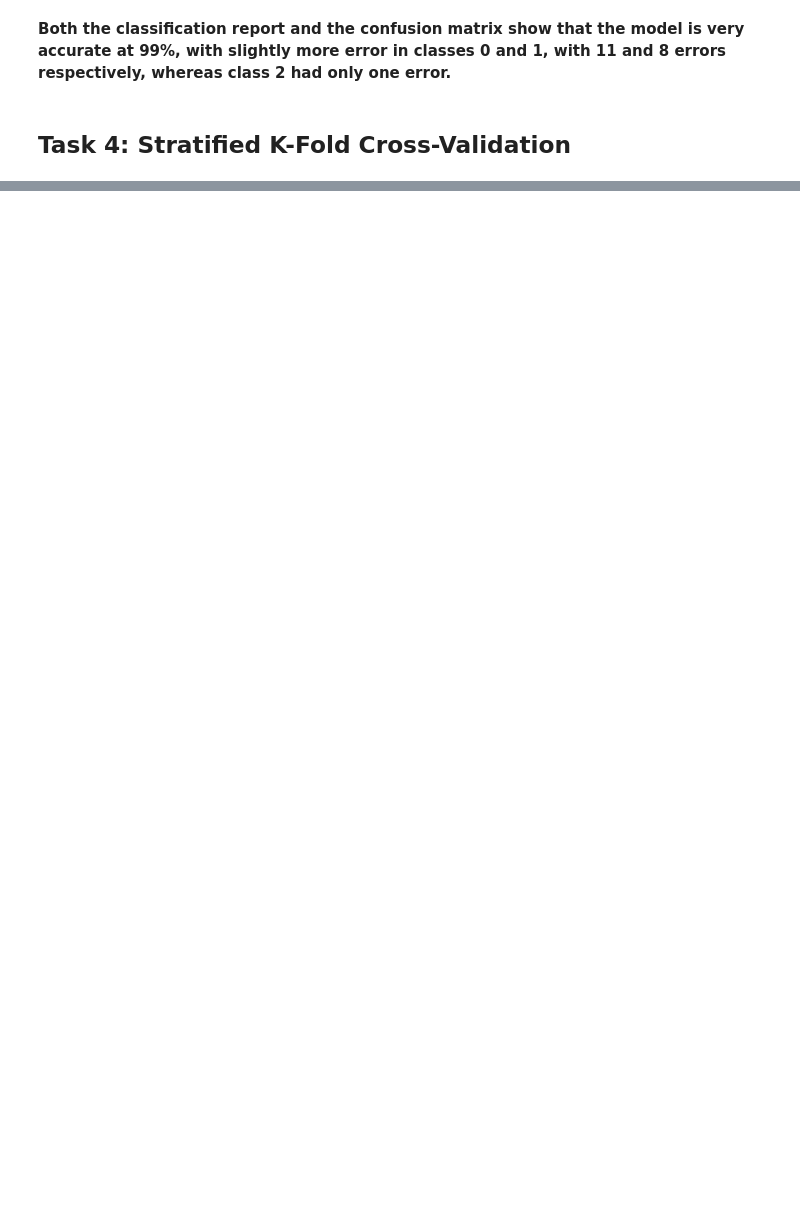
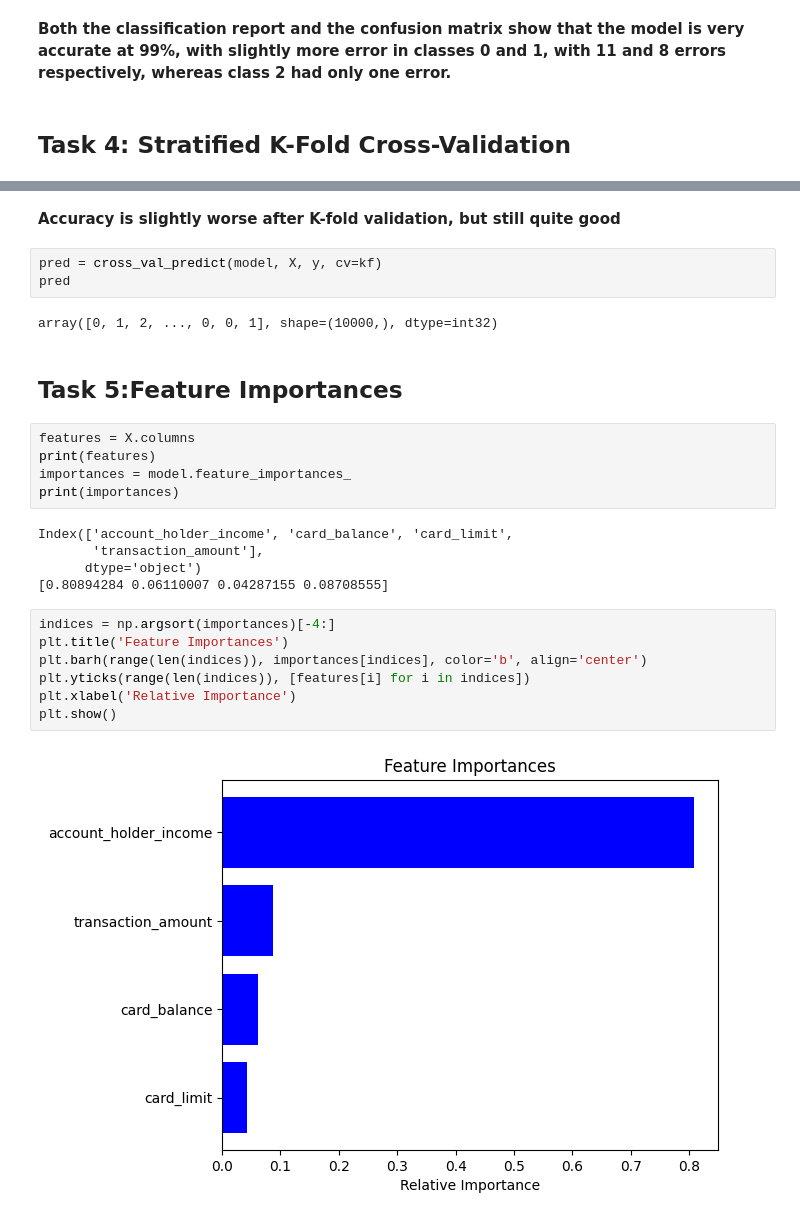
Before and after one commit to andrewnoonan2004/INFSCI-0510, a Jupyter notebook: 0510-final-exam.ipynb, the cells around one changed output, grey strips where cells are left out. Cells and saved outputs as stored; diff of their text form; blank space fills up the shorter version.

```diff
--- a/0510-final-exam.ipynb
+++ b/0510-final-exam.ipynb
@@ -222,0 +260,28 @@ array([[910,   7,   4],
+# %% [markdown]
+**Accuracy is slightly worse after K-fold validation, but still quite good**
+# %%
+pred = cross_val_predict(model, X, y, cv=kf)
+pred
+# %% [output]
+array([0, 1, 2, ..., 0, 0, 1], shape=(10000,), dtype=int32)
+# %% [markdown]
+## Task 5:Feature Importances
+# %%
+features = X.columns
+print(features)
+importances = model.feature_importances_
+print(importances)
+# %% [output]
+Index(['account_holder_income', 'card_balance', 'card_limit',
+       'transaction_amount'],
+      dtype='object')
+[0.80894284 0.06110007 0.04287155 0.08708555]
+# %%
+indices = np.argsort(importances)[-4:]
+plt.title('Feature Importances')
+plt.barh(range(len(indices)), importances[indices], color='b', align='center')
+plt.yticks(range(len(indices)), [features[i] for i in indices])
+plt.xlabel('Relative Importance')
+plt.show()
+# %% [output]
+[figure, added]
```
Also changed, not shown: parts of 17 cells of this notebook.
